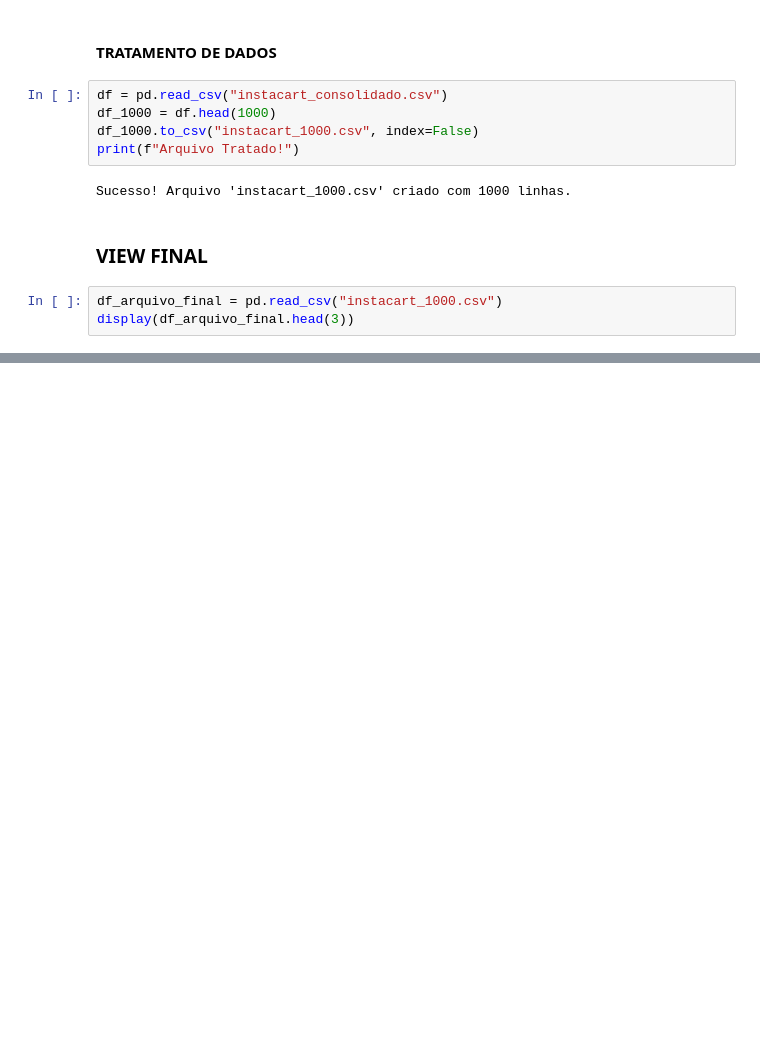
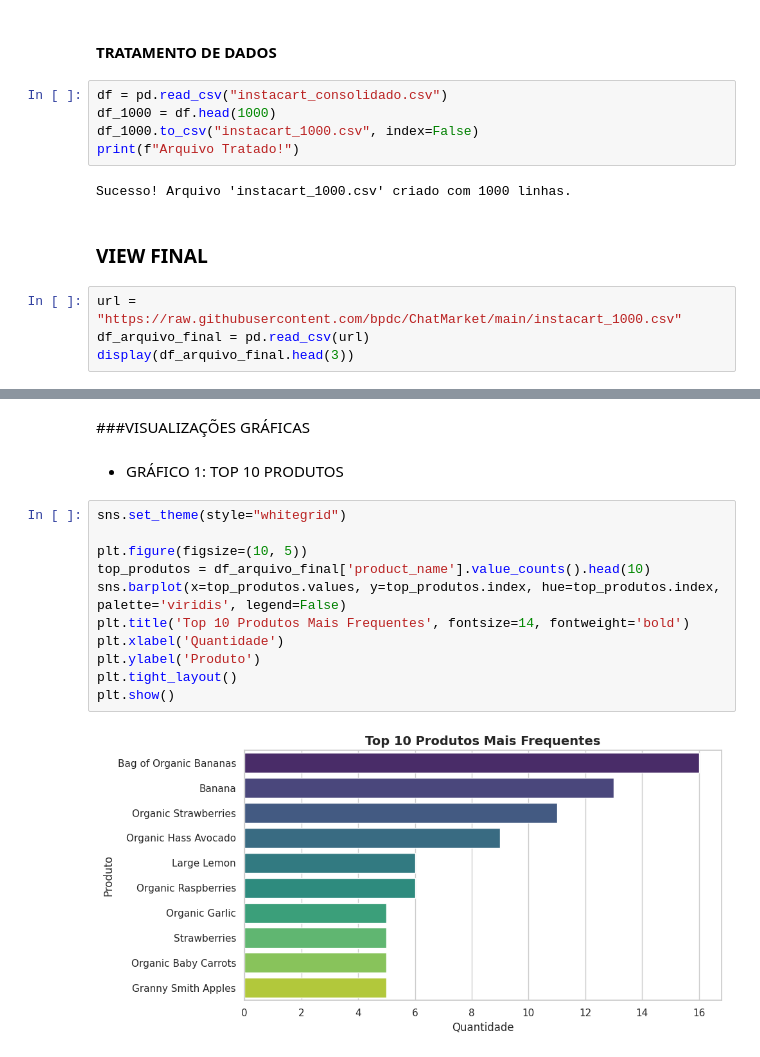
Before and after one commit to bpdc/ChatMarket, a Jupyter notebook: ChatMarket/tratamentoDados.ipynb, the cells around one changed output, grey strips where cells are left out. Saved outputs shown, nothing was run; the diff lists cells and outputs as text; blank space fills up the shorter version.

```diff
--- a/ChatMarket/tratamentoDados.ipynb
+++ b/ChatMarket/tratamentoDados.ipynb
@@ -39,7 +42,8 @@ Sucesso! Arquivo 'instacart_1000.csv' criado com 1000 linhas.
 # %% [markdown]
 ### VIEW FINAL
 # %%
-df_arquivo_final = pd.read_csv("instacart_1000.csv")
+url = "https://raw.githubusercontent.com/bpdc/ChatMarket/main/instacart_1000.csv"
+df_arquivo_final = pd.read_csv(url)
 display(df_arquivo_final.head(3))
 # %% [output]
 |  | order_id | product_name | department | aisle | order_dow | order_hour_of_day | days_since_prior_order | ... |
@@ -48,0 +103,17 @@ display(df_arquivo_final.head(3))
+# %% [markdown]
+###VISUALIZAÇÕES GRÁFICAS
+# %% [markdown]
+*   GRÁFICO 1: TOP 10 PRODUTOS
+# %%
+sns.set_theme(style="whitegrid")
+
+plt.figure(figsize=(10, 5))
+top_produtos = df_arquivo_final['product_name'].value_counts().head(10)
+sns.barplot(x=top_produtos.values, y=top_produtos.index, hue=top_produtos.index, palette='viridis', legend=False)
+plt.title('Top 10 Produtos Mais Frequentes', fontsize=14, fontweight='bold')
+plt.xlabel('Quantidade')
+plt.ylabel('Produto')
+plt.tight_layout()
+plt.show()
+# %% [output]
+[figure, added]
```
Also changed, not shown: parts of 11 cells of this notebook.
